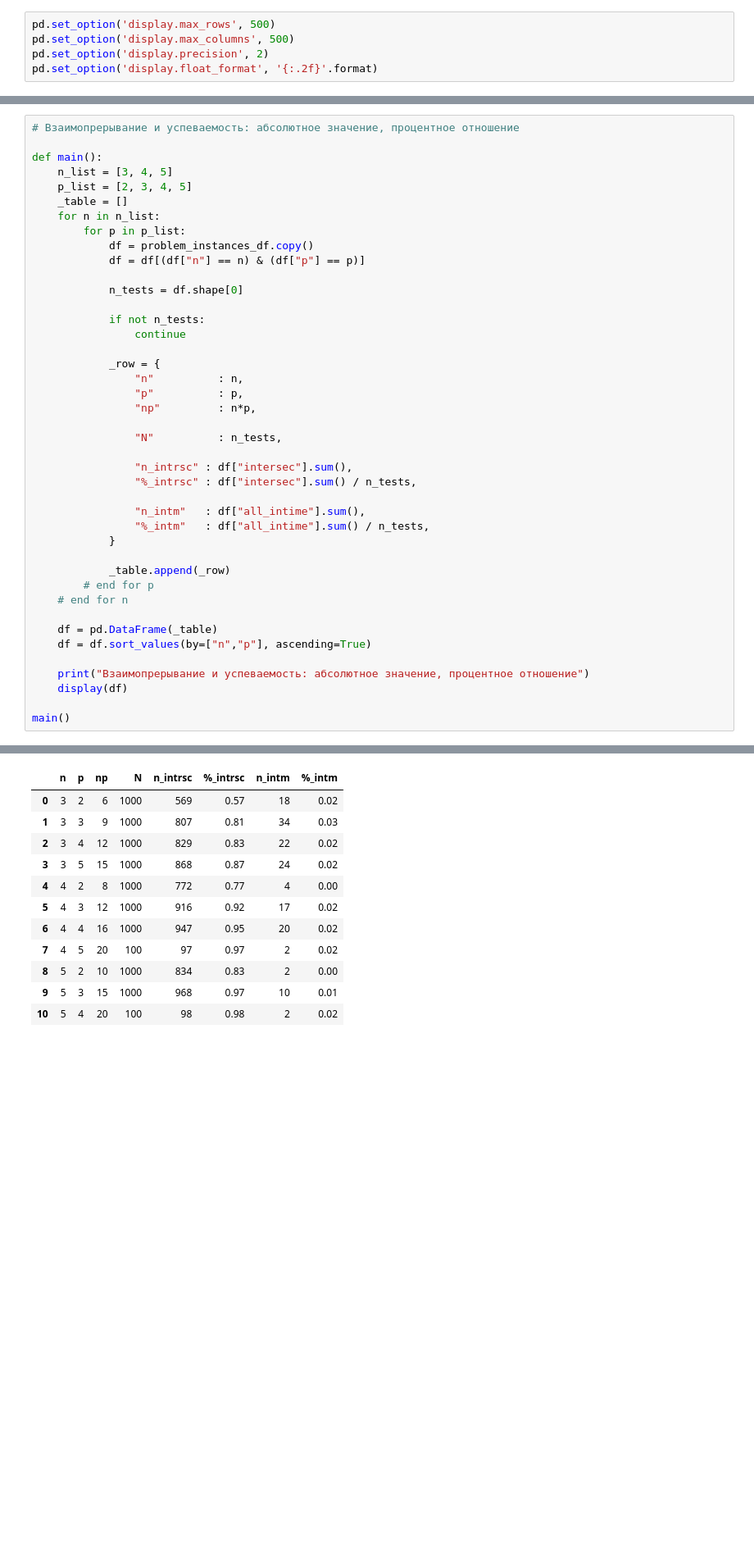
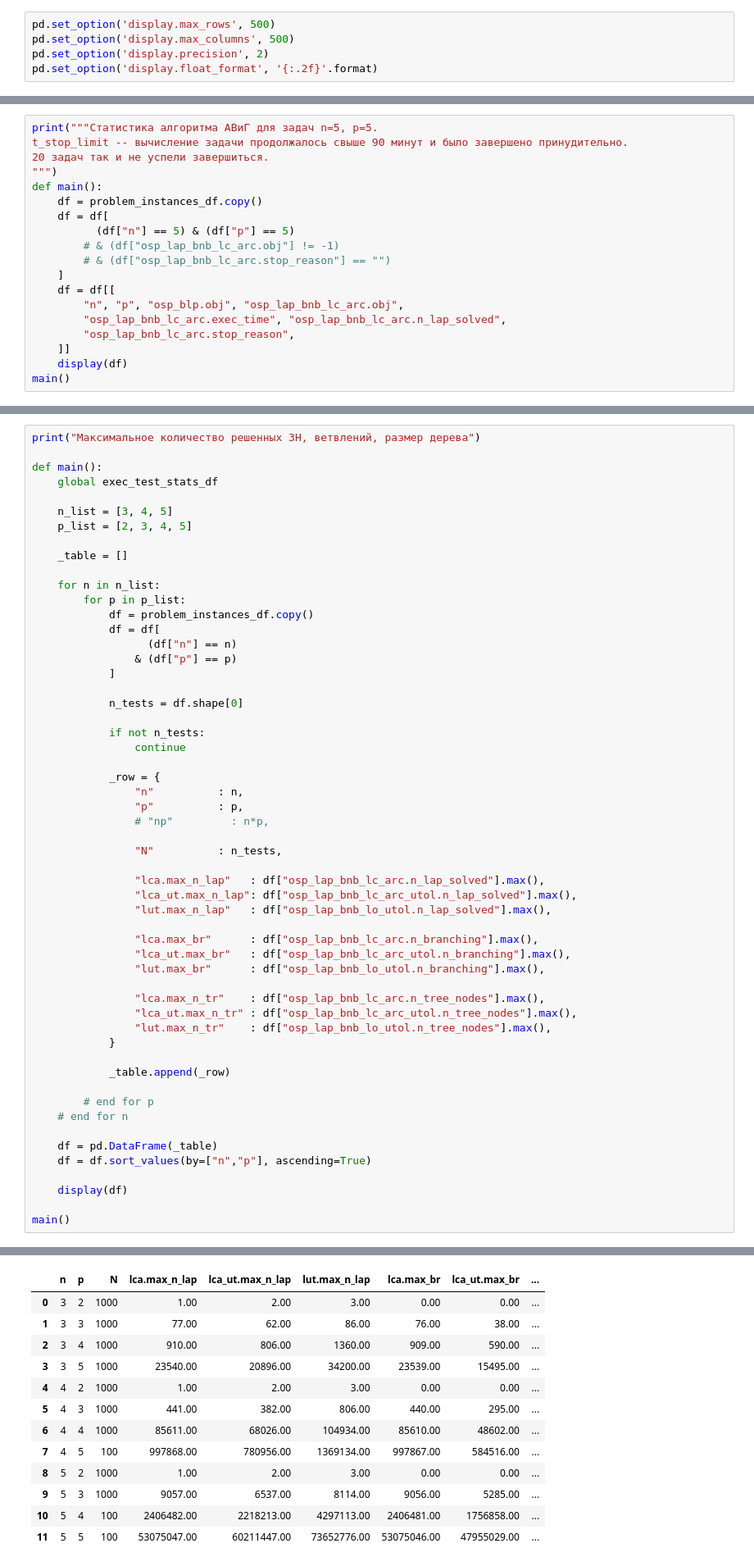
Before and after one commit to eostapenko-mipt/61753381, a Jupyter notebook: stats.ipynb, the cells around one changed output, grey strips where cells are left out. Shown at 82% size. Drawn from its saved outputs; the diff is of its cells as text; blank space fills up the shorter version.

```diff
--- a/stats.ipynb
+++ b/stats.ipynb
@@ -300,0 +166,19 @@ display(problem_instances_df)
+# %%
+print("""Статистика алгоритма АВиГ для задач n=5, p=5.
+t_stop_limit -- вычисление задачи продолжалось свыше 90 минут и было завершено принудительно.
+20 задач так и не успели завершиться.
+""")
+def main():
+    df = problem_instances_df.copy()
+    df = df[
+          (df["n"] == 5) & (df["p"] == 5)
+        # & (df["osp_lap_bnb_lc_arc.obj"] != -1)
+        # & (df["osp_lap_bnb_lc_arc.stop_reason"] == "")
+    ]
+    df = df[[
+        "n", "p", "osp_blp.obj", "osp_lap_bnb_lc_arc.obj",
+        "osp_lap_bnb_lc_arc.exec_time", "osp_lap_bnb_lc_arc.n_lap_solved",
+        "osp_lap_bnb_lc_arc.stop_reason",
+    ]]
+    display(df)
+main()
@@ -835,14 +986,21 @@ main()
 # %%
-# Взаимопрерывание и успеваемость: абсолютное значение, процентное отношение
+print("Максимальное количество решенных ЗН, ветвлений, размер дерева")
 
 def main():
+    global exec_test_stats_df
+
     n_list = [3, 4, 5]
     p_list = [2, 3, 4, 5]
+
     _table = []
+
     for n in n_list:
         for p in p_list:
             df = problem_instances_df.copy()
-            df = df[(df["n"] == n) & (df["p"] == p)]
+            df = df[
+                  (df["n"] == n)
+                & (df["p"] == p)
+            ]
 
             n_tests = df.shape[0]
 
@@ -852,25 +1010,31 @@ def main():
             _row = {
                 "n"          : n,
                 "p"          : p,
-                "np"         : n*p,
+                # "np"         : n*p,
 
                 "N"          : n_tests,
 
-                "n_intrsc" : df["intersec"].sum(),
-                "%_intrsc" : df["intersec"].sum() / n_tests,
+                "lca.max_n_lap"   : df["osp_lap_bnb_lc_arc.n_lap_solved"].max(),
+                "lca_ut.max_n_lap": df["osp_lap_bnb_lc_arc_utol.n_lap_solved"].max(),
+                "lut.max_n_lap"   : df["osp_lap_bnb_lo_utol.n_lap_solved"].max(),
 
-                "n_intm"   : df["all_intime"].sum(),
-                "%_intm"   : df["all_intime"].sum() / n_tests,
+                "lca.max_br"      : df["osp_lap_bnb_lc_arc.n_branching"].max(),
+                "lca_ut.max_br"   : df["osp_lap_bnb_lc_arc_utol.n_branching"].max(),
+                "lut.max_br"      : df["osp_lap_bnb_lo_utol.n_branching"].max(),
+
+                "lca.max_n_tr"    : df["osp_lap_bnb_lc_arc.n_tree_nodes"].max(),
+                "lca_ut.max_n_tr" : df["osp_lap_bnb_lc_arc_utol.n_tree_nodes"].max(),
+                "lut.max_n_tr"    : df["osp_lap_bnb_lo_utol.n_tree_nodes"].max(),
             }
 
             _table.append(_row)
+
         # end for p
     # end for n
 
     df = pd.DataFrame(_table)
     df = df.sort_values(by=["n","p"], ascending=True)
 
-    print("Взаимопрерывание и успеваемость: абсолютное значение, процентное отношение")
     display(df)
 
 main()
@@ -879,12 +1043,13 @@ main()
-|  | n | p | np | N | n_intrsc | %_intrsc | n_intm | %_intm |
-| 0 | 3 | 2 | 6 | 1000 | 569 | 0.57 | 18 | 0.02 |
-| 1 | 3 | 3 | 9 | 1000 | 807 | 0.81 | 34 | 0.03 |
-| 2 | 3 | 4 | 12 | 1000 | 829 | 0.83 | 22 | 0.02 |
-| 3 | 3 | 5 | 15 | 1000 | 868 | 0.87 | 24 | 0.02 |
-| 4 | 4 | 2 | 8 | 1000 | 772 | 0.77 | 4 | 0.00 |
-| 5 | 4 | 3 | 12 | 1000 | 916 | 0.92 | 17 | 0.02 |
-| 6 | 4 | 4 | 16 | 1000 | 947 | 0.95 | 20 | 0.02 |
-| 7 | 4 | 5 | 20 | 100 | 97 | 0.97 | 2 | 0.02 |
-| 8 | 5 | 2 | 10 | 1000 | 834 | 0.83 | 2 | 0.00 |
-| 9 | 5 | 3 | 15 | 1000 | 968 | 0.97 | 10 | 0.01 |
-| 10 | 5 | 4 | 20 | 100 | 98 | 0.98 | 2 | 0.02 |
+|  | n | p | N | lca.max_n_lap | lca_ut.max_n_lap | lut.max_n_lap | lca.max_br | lca_ut.max_br | ... |
+| 0 | 3 | 2 | 1000 | 1.00 | 2.00 | 3.00 | 0.00 | 0.00 | ... |
+| 1 | 3 | 3 | 1000 | 77.00 | 62.00 | 86.00 | 76.00 | 38.00 | ... |
+| 2 | 3 | 4 | 1000 | 910.00 | 806.00 | 1360.00 | 909.00 | 590.00 | ... |
+| 3 | 3 | 5 | 1000 | 23540.00 | 20896.00 | 34200.00 | 23539.00 | 15495.00 | ... |
+| 4 | 4 | 2 | 1000 | 1.00 | 2.00 | 3.00 | 0.00 | 0.00 | ... |
+| 5 | 4 | 3 | 1000 | 441.00 | 382.00 | 806.00 | 440.00 | 295.00 | ... |
+| 6 | 4 | 4 | 1000 | 85611.00 | 68026.00 | 104934.00 | 85610.00 | 48602.00 | ... |
+| 7 | 4 | 5 | 100 | 997868.00 | 780956.00 | 1369134.00 | 997867.00 | 584516.00 | ... |
+| 8 | 5 | 2 | 1000 | 1.00 | 2.00 | 3.00 | 0.00 | 0.00 | ... |
+| 9 | 5 | 3 | 1000 | 9057.00 | 6537.00 | 8114.00 | 9056.00 | 5285.00 | ... |
+| 10 | 5 | 4 | 100 | 2406482.00 | 2218213.00 | 4297113.00 | 2406481.00 | 1756858.00 | ... |
+| 11 | 5 | 5 | 100 | 53075047.00 | 60211447.00 | 73652776.00 | 53075046.00 | 47955029.00 | ... |
```
Also changed, not shown: parts of 30 cells of this notebook, 20 other files.
